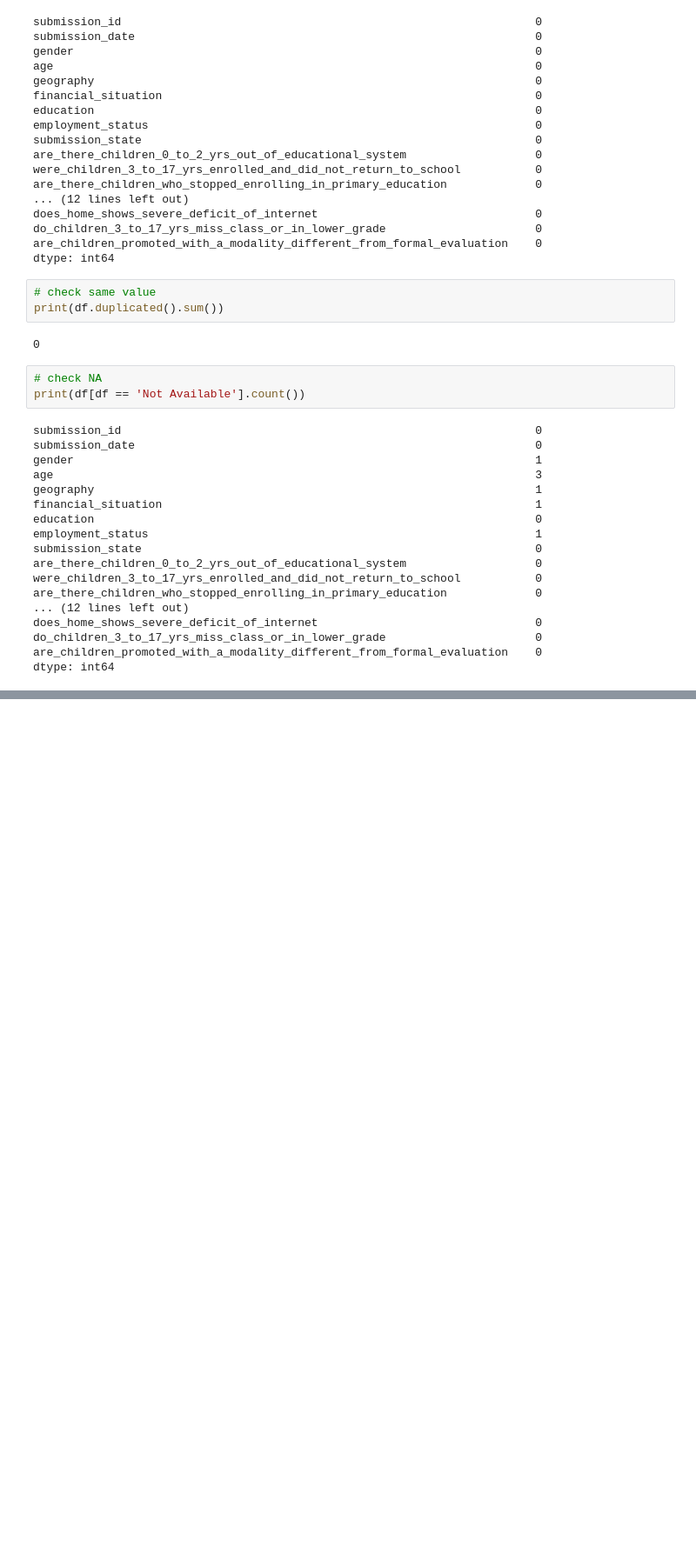
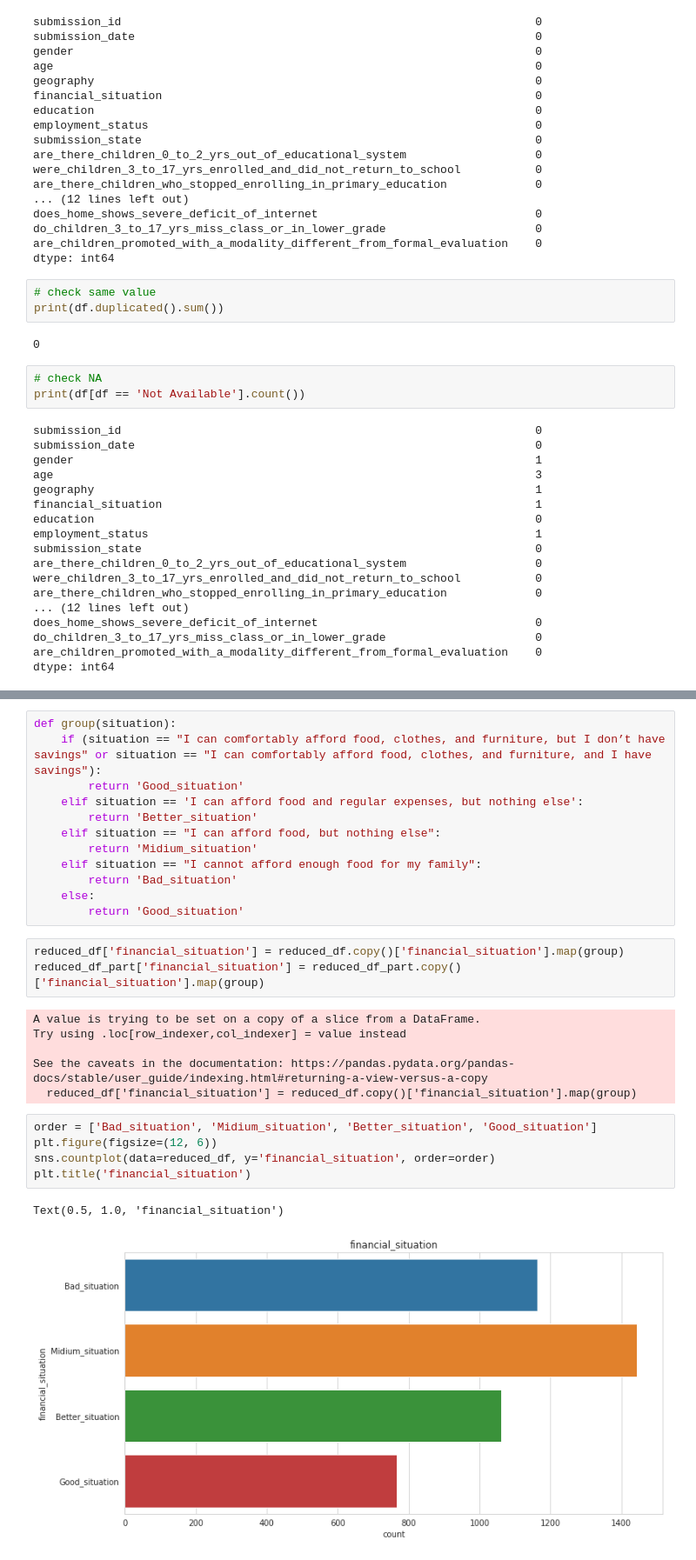
Before and after one commit to Jabin0214/DM722, a Jupyter notebook: Untitled.ipynb, the cells around one changed output, grey strips where cells are left out. Shown at 87% size. Cells and saved outputs as stored; diff of their text form; blank space fills up the shorter version.

```diff
--- a/Untitled.ipynb
+++ b/Untitled.ipynb
@@ -146,0 +240,29 @@ dtype: int64
+# %%
+def group(situation):
+    if (situation == "I can comfortably afford food, clothes, and furniture, but I don’t have savings" or situation == "I can comfortably afford food, clothes, and furniture, and I have savings"):
+        return 'Good_situation'
+    elif situation == 'I can afford food and regular expenses, but nothing else':
+        return 'Better_situation'
+    elif situation == "I can afford food, but nothing else":
+        return 'Midium_situation'
+    elif situation == "I cannot afford enough food for my family":
+        return 'Bad_situation'
+    else:
+        return 'Good_situation'
+# %%
+reduced_df['financial_situation'] = reduced_df.copy()['financial_situation'].map(group)
+reduced_df_part['financial_situation'] = reduced_df_part.copy()['financial_situation'].map(group)
+# %% [output]
+A value is trying to be set on a copy of a slice from a DataFrame.
+Try using .loc[row_indexer,col_indexer] = value instead
+
+See the caveats in the documentation: https://pandas.pydata.org/pandas-docs/stable/user_guide/indexing.html#returning-a-view-versus-a-copy
+  reduced_df['financial_situation'] = reduced_df.copy()['financial_situation'].map(group)
+# %%
+order = ['Bad_situation', 'Midium_situation', 'Better_situation', 'Good_situation']
+plt.figure(figsize=(12, 6))
+sns.countplot(data=reduced_df, y='financial_situation', order=order)
+plt.title('financial_situation')
+# %% [output]
+Text(0.5, 1.0, 'financial_situation')
+[figure, added]
```
Also changed, not shown: parts of 49 cells of this notebook.
